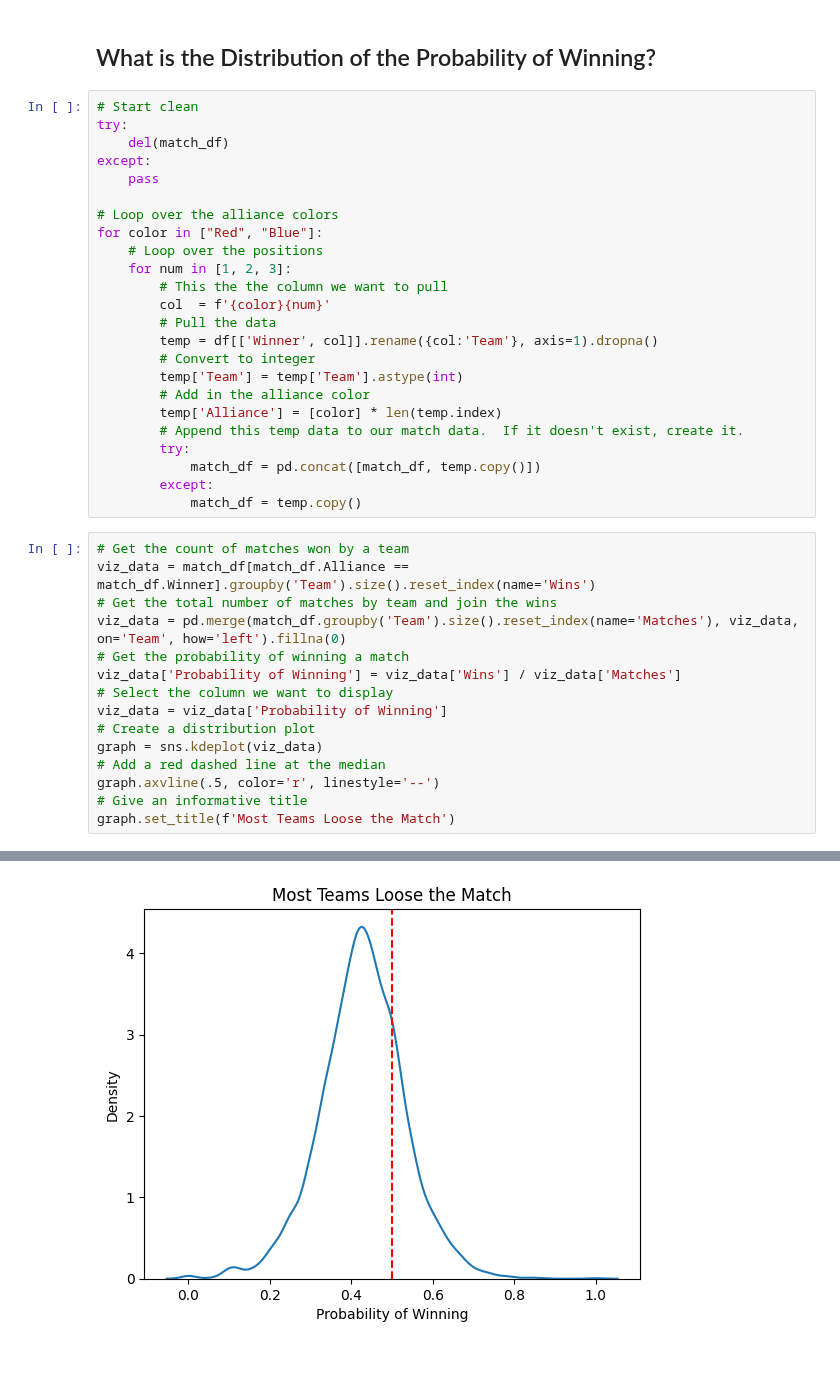
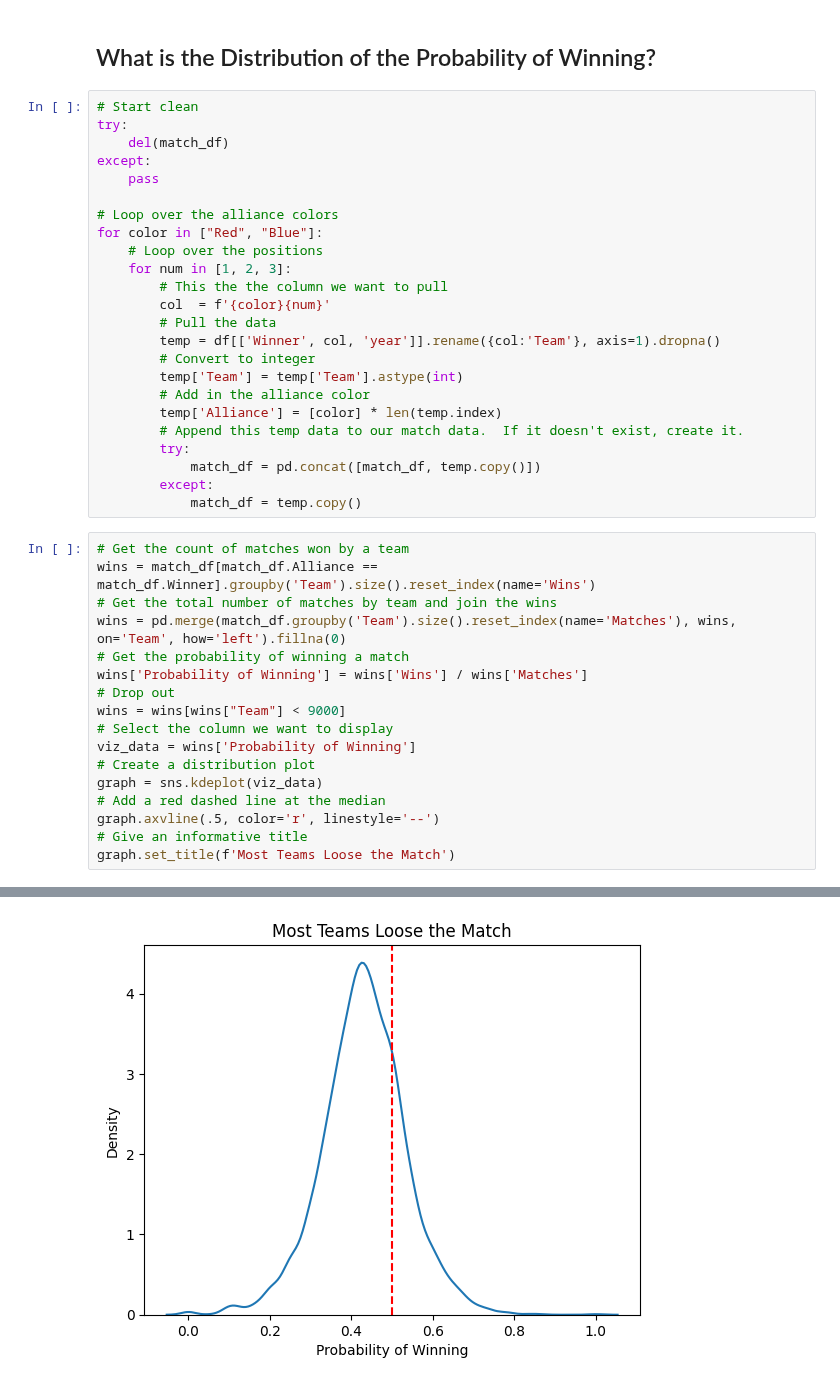
Before and after one commit to FairportRobotics/game-intelligence, a Jupyter notebook: exploratory-data-analysis.ipynb, the cells around one changed output, grey strips where cells are left out. Saved outputs shown, nothing was run; the diff lists cells and outputs as text.

```diff
--- a/exploratory-data-analysis.ipynb
+++ b/exploratory-data-analysis.ipynb
@@ -96,7 +131,7 @@ for color in ["Red", "Blue"]:
         # This the the column we want to pull
         col  = f'{color}{num}'
         # Pull the data
-        temp = df[['Winner', col]].rename({col:'Team'}, axis=1).dropna()
+        temp = df[['Winner', col, 'year']].rename({col:'Team'}, axis=1).dropna()
         # Convert to integer
         temp['Team'] = temp['Team'].astype(int)
         # Add in the alliance color
@@ -108,19 +143,21 @@ for color in ["Red", "Blue"]:
             match_df = temp.copy()
 # %%
 # Get the count of matches won by a team
-viz_data = match_df[match_df.Alliance == match_df.Winner].groupby('Team').size().reset_index(name='Wins')
+wins = match_df[match_df.Alliance == match_df.Winner].groupby('Team').size().reset_index(name='Wins')
 # Get the total number of matches by team and join the wins
-viz_data = pd.merge(match_df.groupby('Team').size().reset_index(name='Matches'), viz_data, on='Team', how='left').fillna(0)
+wins = pd.merge(match_df.groupby('Team').size().reset_index(name='Matches'), wins, on='Team', how='left').fillna(0)
 # Get the probability of winning a match
-viz_data['Probability of Winning'] = viz_data['Wins'] / viz_data['Matches']
+wins['Probability of Winning'] = wins['Wins'] / wins['Matches']
+# Drop out
+wins = wins[wins["Team"] < 9000]
 # Select the column we want to display
-viz_data = viz_data['Probability of Winning']
+viz_data = wins['Probability of Winning']
 # Create a distribution plot
 graph = sns.kdeplot(viz_data)
 # Add a red dashed line at the median
 graph.axvline(.5, color='r', linestyle='--')
 # Give an informative title
 graph.set_title(f'Most Teams Loose the Match')
 # %% [output]
 Text(0.5, 1.0, 'Most Teams Loose the Match')
-[figure, old version]
+[figure, new version]
```
Also changed, not shown: parts of 8 cells of this notebook, 1 other file.
